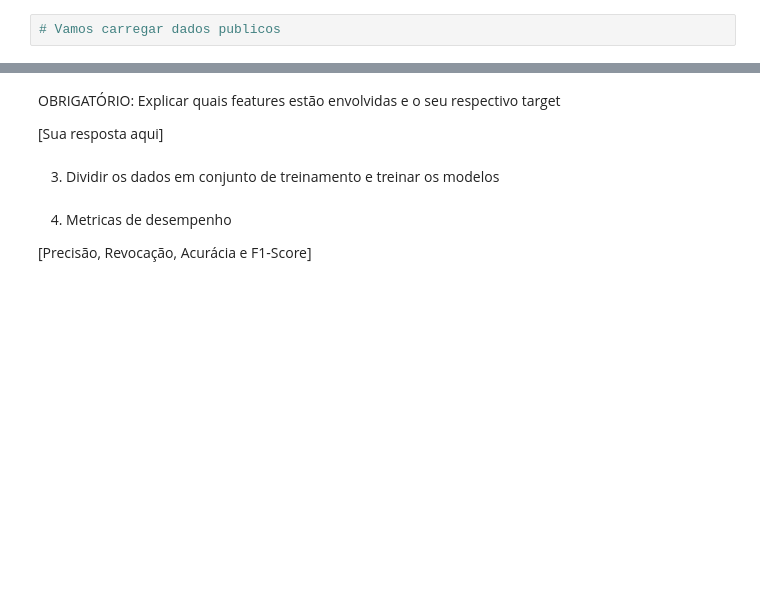
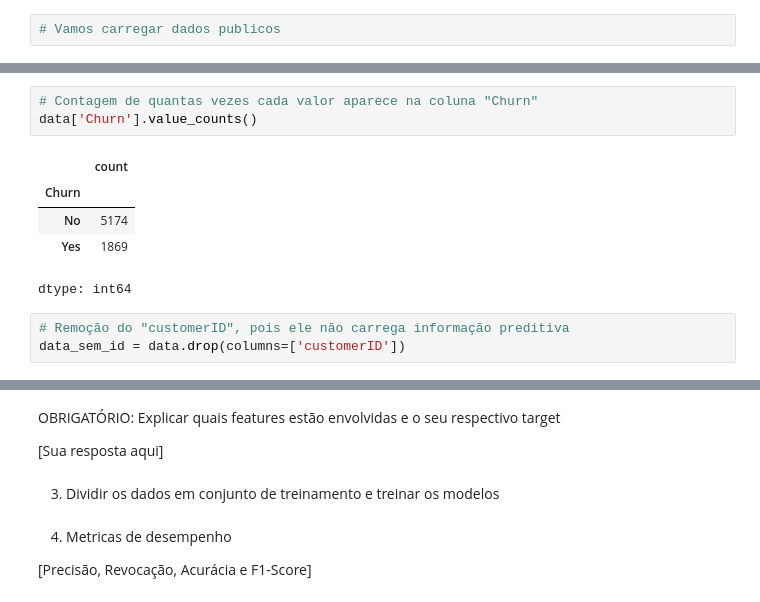
Before and after one commit to Lucas-O-S/Modelos_Classificat-rios_IA_N2, a Jupyter notebook: Telco_Customer_Churn.ipynb, the cells around one changed output, grey strips where cells are left out. Saved outputs shown, nothing was run; the diff lists cells and outputs as text; blank space fills up the shorter version.

```diff
--- a/Telco_Customer_Churn.ipynb
+++ b/Telco_Customer_Churn.ipynb
@@ -58,0 +137,12 @@ Requirement already satisfied: threadpoolctl>=3.1.0 in /usr/local/lib/python3.10
+# %%
+# Contagem de quantas vezes cada valor aparece na coluna "Churn"
+data['Churn'].value_counts()
+# %% [output]
+|  | count |
+| Churn |  |
+| No | 5174 |
+| Yes | 1869 |
+dtype: int64
+# %%
+# Remoção do "customerID", pois ele não carrega informação preditiva
+data_sem_id = data.drop(columns=['customerID'])
```
Also changed, not shown: parts of 22 cells of this notebook.
